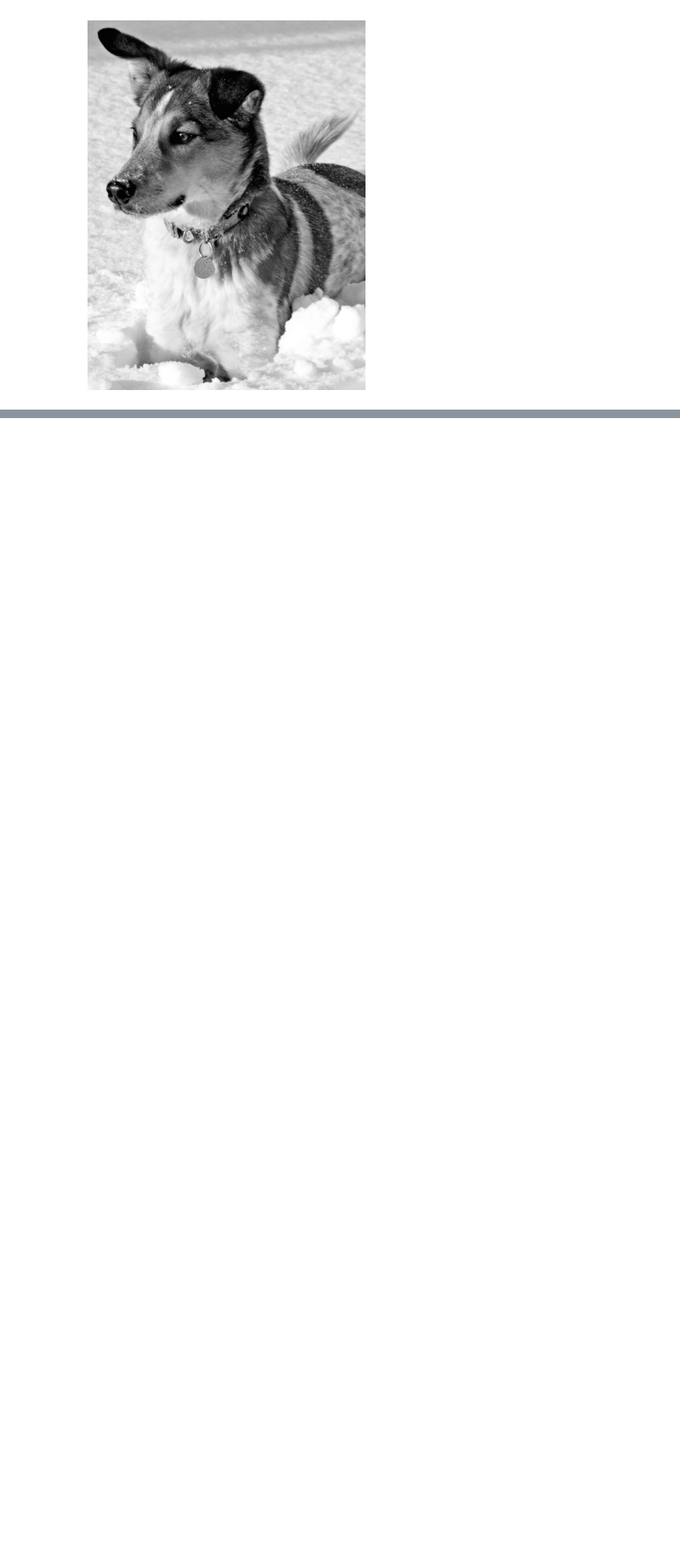
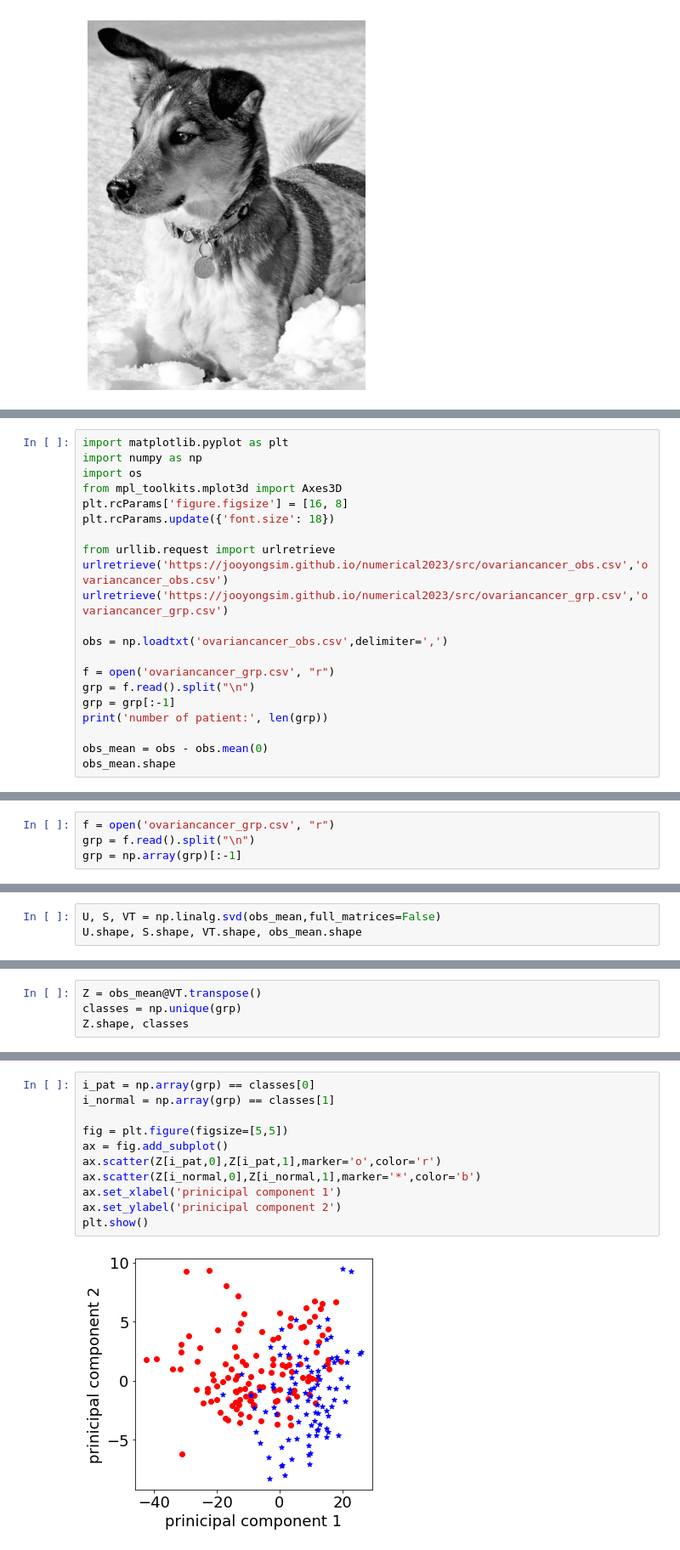
Before and after one commit to jooyongsim/numerical2023, a Jupyter notebook: 빅데수 실습2 SVD.ipynb, the cells around one changed output, grey strips where cells are left out. Shown at 85% size. Cells and saved outputs as stored; diff of their text form; blank space fills up the shorter version.

```diff
--- a/빅데수 실습2 SVD.ipynb
+++ b/빅데수 실습2 SVD.ipynb
@@ -68,0 +90,21 @@ plt.show()
+# %%
+import matplotlib.pyplot as plt
+import numpy as np
+import os
+from mpl_toolkits.mplot3d import Axes3D
+plt.rcParams['figure.figsize'] = [16, 8]
+plt.rcParams.update({'font.size': 18})
+
+from urllib.request import urlretrieve
+urlretrieve('https://jooyongsim.github.io/numerical2023/src/ovariancancer_obs.csv','ovariancancer_obs.csv')
+urlretrieve('https://jooyongsim.github.io/numerical2023/src/ovariancancer_grp.csv','ovariancancer_grp.csv')
+
+obs = np.loadtxt('ovariancancer_obs.csv',delimiter=',')
+
+f = open('ovariancancer_grp.csv', "r")
+grp = f.read().split("\n")
+grp = grp[:-1]
+print('number of patient:', len(grp))
+
+obs_mean = obs - obs.mean(0)
+obs_mean.shape
@@ -68,0 +114,4 @@ plt.show()
+# %%
+f = open('ovariancancer_grp.csv', "r")
+grp = f.read().split("\n")
+grp = np.array(grp)[:-1]
@@ -68,0 +122,3 @@ plt.show()
+# %%
+U, S, VT = np.linalg.svd(obs_mean,full_matrices=False)
+U.shape, S.shape, VT.shape, obs_mean.shape
@@ -68,0 +127,4 @@ plt.show()
+# %%
+Z = obs_mean@VT.transpose()
+classes = np.unique(grp)
+Z.shape, classes
@@ -68,0 +133,13 @@ plt.show()
+# %%
+i_pat = np.array(grp) == classes[0]
+i_normal = np.array(grp) == classes[1]
+
+fig = plt.figure(figsize=[5,5])
+ax = fig.add_subplot()
+ax.scatter(Z[i_pat,0],Z[i_pat,1],marker='o',color='r')
+ax.scatter(Z[i_normal,0],Z[i_normal,1],marker='*',color='b')
+ax.set_xlabel('prinicipal component 1')
+ax.set_ylabel('prinicipal component 2')
+plt.show()
+# %% [output]
+[figure, added]
```
Also changed, not shown: parts of 17 cells of this notebook, 3 other files.
